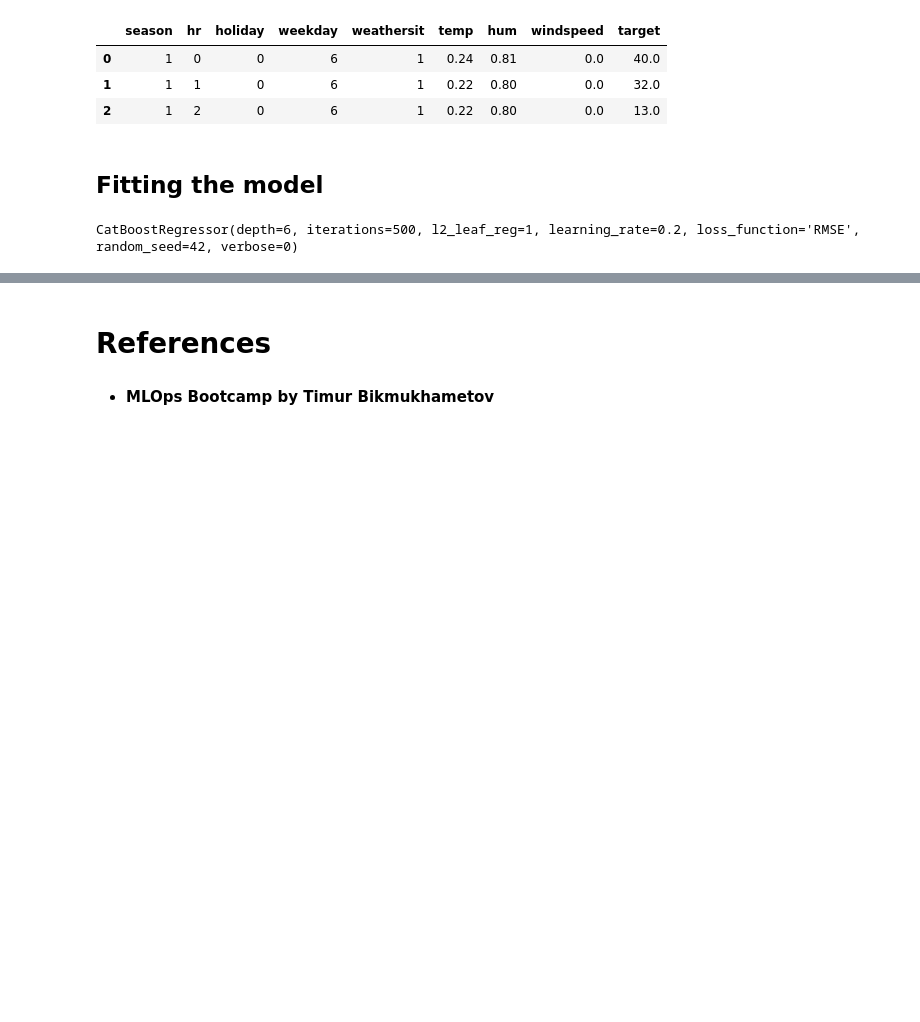
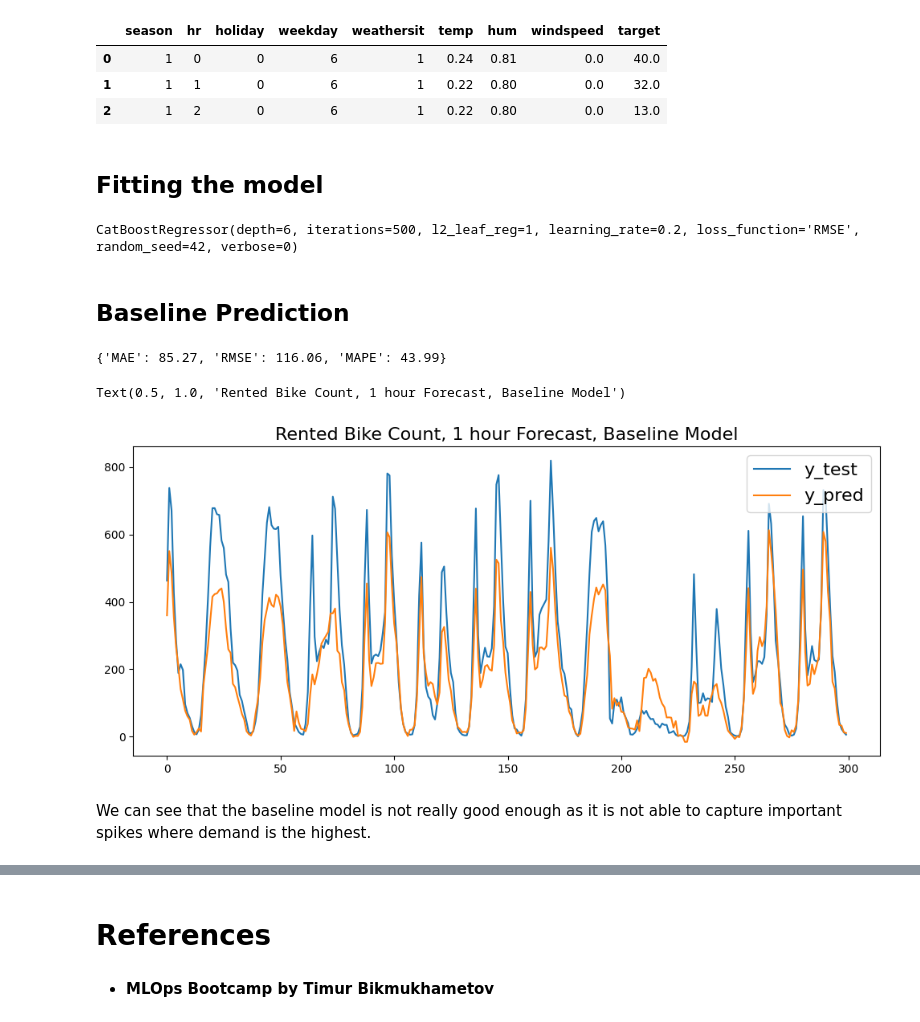
Before and after one commit to ancilcleetus/bike-rentals-demand-forecasting, a Jupyter notebook: notebooks/Modeling.ipynb, the cells around one changed output, grey strips where cells are left out. Cells and saved outputs as stored; diff of their text form; code cells hidden in the pictures; blank space fills up the shorter version.

Commit message:
Added 'Baseline Prediction' under 'Baseline Model' in notebooks/Modeling.ipynb

```diff
--- a/notebooks/Modeling.ipynb
+++ b/notebooks/Modeling.ipynb
@@ -187,6 +187,25 @@ model = CatBoostRegressor(**params, random_seed=42)
 model.fit(x_train, y_train)
 # %% [output]
 CatBoostRegressor(depth=6, iterations=500, l2_leaf_reg=1, learning_rate=0.2, loss_function='RMSE', random_seed=42, verbose=0)
+# %% [markdown]
+## Baseline Prediction
+# %%
+y_pred = model.predict(x_test)
+compute_metrics(y_test.values, y_pred)
+# %% [output]
+{'MAE': 85.27, 'RMSE': 116.06, 'MAPE': 43.99}
+# %%
+n = 300
+plt.figure(figsize=(12, 5))
+plt.plot(y_test.values[:n], label='y_test')
+plt.plot(y_pred[:n], label='y_pred')
+plt.legend(fontsize=16)
+plt.title('Rented Bike Count, 1 hour Forecast, Baseline Model', fontsize=16)
+# %% [output]
+Text(0.5, 1.0, 'Rented Bike Count, 1 hour Forecast, Baseline Model')
+[figure, added]
+# %% [markdown]
+We can see that the baseline model is not really good enough as it is not able to capture important spikes where demand is the highest.
 # %% [markdown]
 ![rainbow](https://github.com/ancilcleetus/My-Learning-Journey/assets/25684256/839c3524-2a1d-4779-85a0-83c562e1e5e5)
 # %% [markdown]
```
Also changed, not shown: 1 other file.
